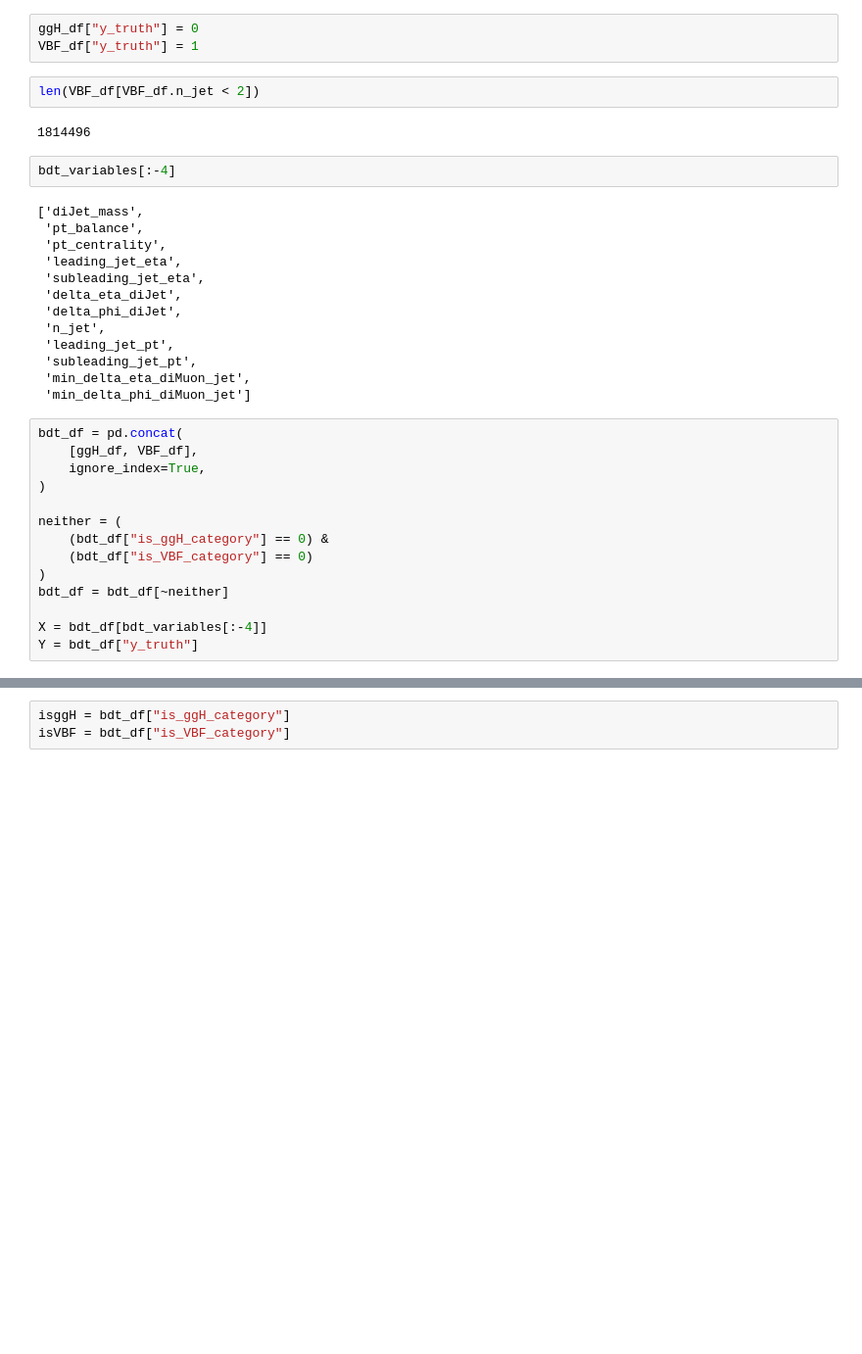
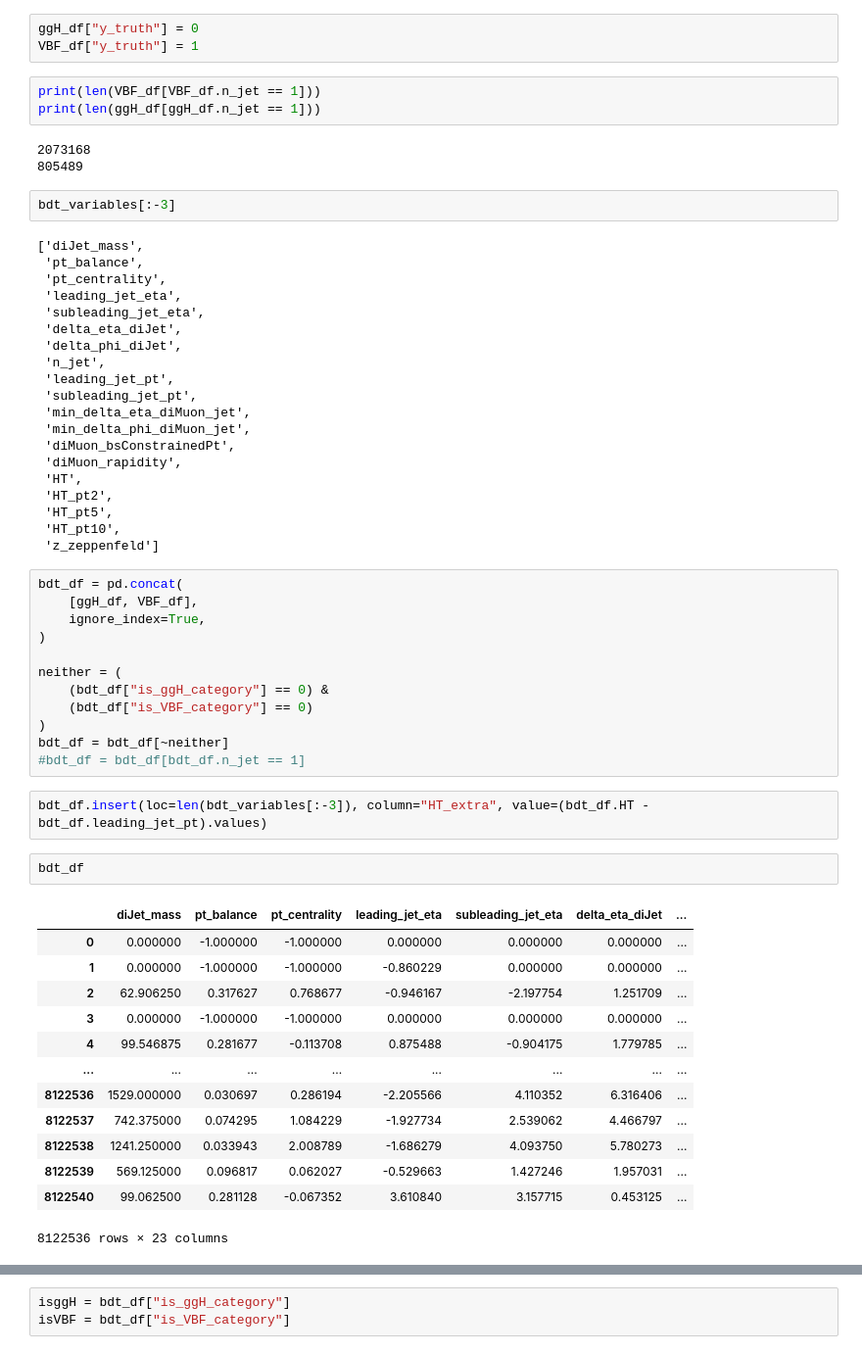
Before and after one commit to LPC-HH/HToMuMu, a Jupyter notebook: python/xgboost/SignalExtraction.ipynb, the cells around one changed output, grey strips where cells are left out. Shown at 98% size. Drawn from its saved outputs; the diff is of its cells as text; blank space fills up the shorter version.

```diff
--- a/python/xgboost/SignalExtraction.ipynb
+++ b/python/xgboost/SignalExtraction.ipynb
@@ -111,11 +197,13 @@ VBF events: 139.59498412154528
 ggH_df["y_truth"] = 0
 VBF_df["y_truth"] = 1
 # %%
-len(VBF_df[VBF_df.n_jet < 2])
+print(len(VBF_df[VBF_df.n_jet == 1]))
+print(len(ggH_df[ggH_df.n_jet == 1]))
 # %% [output]
-1814496
+2073168
+805489
 # %%
-bdt_variables[:-4]
+bdt_variables[:-3]
 # %% [output]
 ['diJet_mass',
  'pt_balance',
@@ -128,7 +216,14 @@ bdt_variables[:-4]
  'leading_jet_pt',
  'subleading_jet_pt',
  'min_delta_eta_diMuon_jet',
- 'min_delta_phi_diMuon_jet']
+ 'min_delta_phi_diMuon_jet',
+ 'diMuon_bsConstrainedPt',
+ 'diMuon_rapidity',
+ 'HT',
+ 'HT_pt2',
+ 'HT_pt5',
+ 'HT_pt10',
+ 'z_zeppenfeld']
 # %%
 bdt_df = pd.concat(
     [ggH_df, VBF_df],
@@ -140,6 +235,22 @@ neither = (
     (bdt_df["is_VBF_category"] == 0)
 )
 bdt_df = bdt_df[~neither]
-
-X = bdt_df[bdt_variables[:-4]]
-Y = bdt_df["y_truth"]
+#bdt_df = bdt_df[bdt_df.n_jet == 1]
+# %%
+bdt_df.insert(loc=len(bdt_variables[:-3]), column="HT_extra", value=(bdt_df.HT - bdt_df.leading_jet_pt).values)
+# %%
+bdt_df
+# %% [output]
+|  | diJet_mass | pt_balance | pt_centrality | leading_jet_eta | subleading_jet_eta | delta_eta_diJet | ... |
+| 0 | 0.000000 | -1.000000 | -1.000000 | 0.000000 | 0.000000 | 0.000000 | ... |
+| 1 | 0.000000 | -1.000000 | -1.000000 | -0.860229 | 0.000000 | 0.000000 | ... |
+| 2 | 62.906250 | 0.317627 | 0.768677 | -0.946167 | -2.197754 | 1.251709 | ... |
+| 3 | 0.000000 | -1.000000 | -1.000000 | 0.000000 | 0.000000 | 0.000000 | ... |
+| 4 | 99.546875 | 0.281677 | -0.113708 | 0.875488 | -0.904175 | 1.779785 | ... |
+| ... | ... | ... | ... | ... | ... | ... | ... |
+| 8122536 | 1529.000000 | 0.030697 | 0.286194 | -2.205566 | 4.110352 | 6.316406 | ... |
+| 8122537 | 742.375000 | 0.074295 | 1.084229 | -1.927734 | 2.539062 | 4.466797 | ... |
+| 8122538 | 1241.250000 | 0.033943 | 2.008789 | -1.686279 | 4.093750 | 5.780273 | ... |
+| 8122539 | 569.125000 | 0.096817 | 0.062027 | -0.529663 | 1.427246 | 1.957031 | ... |
+| 8122540 | 99.062500 | 0.281128 | -0.067352 | 3.610840 | 3.157715 | 0.453125 | ... |
+8122536 rows × 23 columns
```
Also changed, not shown: parts of 33 cells of this notebook, 18 other files.
